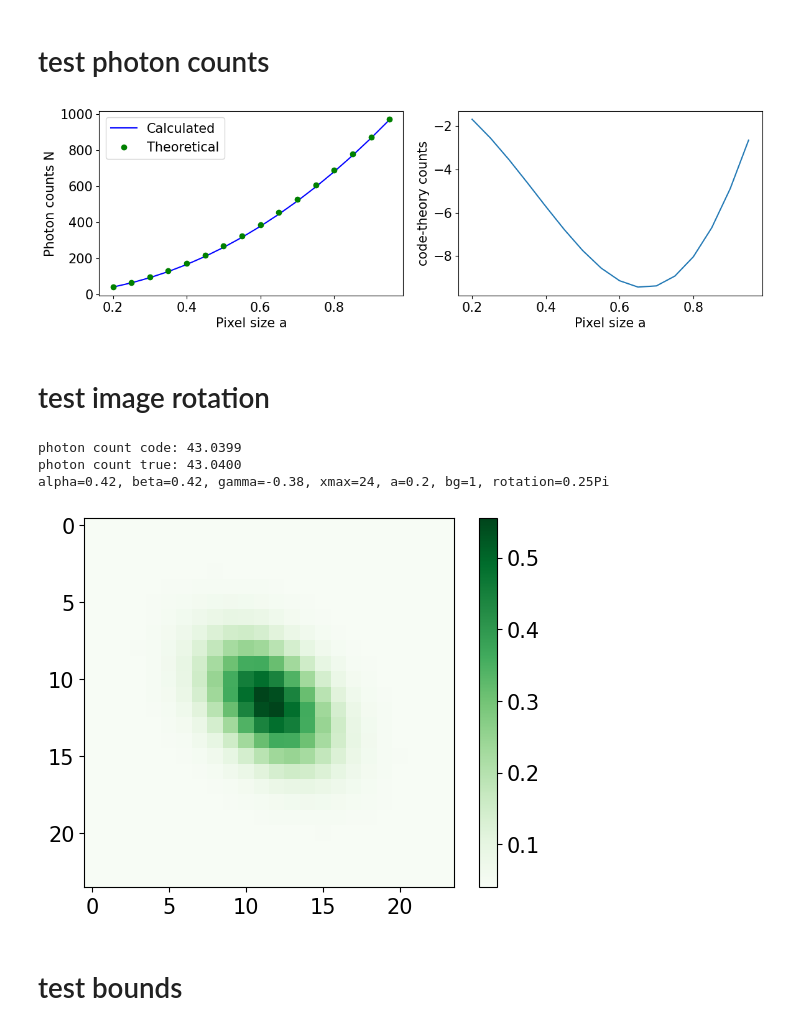
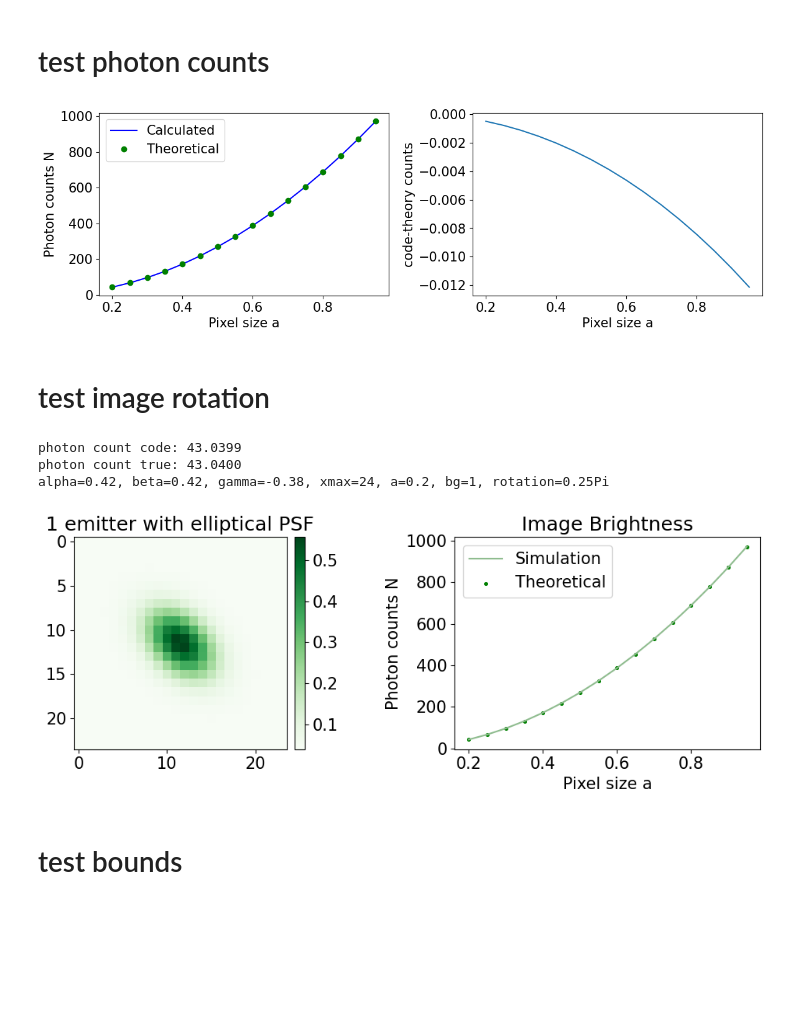
Before and after one commit to insepien/snPrj, a Jupyter notebook: Rotated-testFin.ipynb, the cells around one changed output. Saved outputs shown, nothing was run; the diff lists cells and outputs as text; code cells hidden in the pictures; blank space fills up the shorter version.

Commit message:
add multiple emitter code

```diff
--- a/Rotated-testFin.ipynb
+++ b/Rotated-testFin.ipynb
@@ -287,55 +287,69 @@ numSteps = 100
 x,y = np.arange(xmax), np.arange(ymax)
 xs, ys = np.meshgrid(x,y)
 pixelsize = np.arange(0.2,1,0.05)
-u1,u2,v1,v2 = integrate_lim(xs,ys,thetaX,thetaY,a)
-m = [np.sum(mu(xs,ys,thetaX,thetaY,N,pixelsize[i],numSteps,1/alpha,1/beta,gamma,thetabg)) for i in range(len(pixelsize))]
+u1,u2,v1,v2 = integrate_lim(xs,ys,thetaX,thetaY,alpha, beta,a)
+ms = [np.sum(mu(xs,ys,thetaX,thetaY,N,pixelsize[i],numSteps,1/alpha,1/beta,gamma,thetabg)) for i in range(len(pixelsize))]
 mT = pixelsize**2*thetabg*xmax**2 + N*pixelsize**2
 # %%
 fig, ax = plt.subplots(1,2,figsize=(12,4))
-ax[0].plot(pixelsize,m,"b", label="Calculated")
+ax[0].plot(pixelsize,ms,"b", label="Calculated")
 ax[0].plot(pixelsize,mT,"go", label="Theoretical")
 ax[0].set_xlabel("Pixel size a")
 ax[0].set_ylabel("Photon counts N")
 ax[0].legend()
 
-ax[1].plot(pixelsize, m-mT)
+ax[1].plot(pixelsize, ms-mT)
 ax[1].set_xlabel("Pixel size a")
 ax[1].set_ylabel("code-theory counts")
 fig.tight_layout()
 # %% [output]
-[figure, old version]
+[figure, new version]
 # %% [markdown]
 # test image rotation
 # %%
 theta = np.pi/4
 n = 20
 width = 3
 height = 2
 alpha,beta,gamma = para(1/width,1/height,theta)
 xmax = 3*8
 ymax = xmax
 thetaX = (xmax-1)/2
 thetaY = thetaX
 a = 0.2
 thetabg = 1
 numSteps = 30
 
 
 N = 500
 x,y = np.arange(xmax), np.arange(ymax)
 xs, ys = np.meshgrid(x,y)
 m = mu(xs, ys, thetaX, thetaY, N,a,numSteps,alpha,beta,gamma,thetabg)
-plt.imshow(m,cmap="Greens")
-plt.colorbar();
+
+fig,ax = plt.subplots(1,2,figsize=(10,4))
+im =ax[0].imshow(m,cmap="Greens")
+ax[0].set_title("1 emitter with elliptical PSF")
+div0 = make_axes_locatable(ax[0])
+cax0 = div0.append_axes("right", size="5%", pad=0.1)
+cbr0 = plt.colorbar(im, cax=cax0, orientation="vertical")
+
+ax[1].plot(pixelsize,ms,"darkseagreen", label="Simulation")
+ax[1].scatter(pixelsize,mT,c="g", label="Theoretical",s=7)
+ax[1].set_xlabel("Pixel size a")
+ax[1].set_ylabel("Photon counts N")
+ax[1].legend()
+ax[1].set_title("Image Brightness")
+
+fig.tight_layout()
 
 print(f'photon count code: {np.sum(m):.4f}')
 print(f'photon count true: {a**2*thetabg*xmax**2+N*a**2:.4f}')
 print(f"alpha={alpha:.2f}, beta={beta:.2f}, gamma={gamma:.2f}, xmax={xmax}, a={a}, bg={thetabg}, rotation={theta/np.pi}Pi")
 # %% [output]
 photon count code: 43.0399
 photon count true: 43.0400
 alpha=0.42, beta=0.42, gamma=-0.38, xmax=24, a=0.2, bg=1, rotation=0.25Pi
-[figure, old version]
+[figure, new version]
 # %% [markdown]
 # test bounds
 # %%
```
Also changed, not shown: parts of 1 cell of this notebook, 4 other files.
